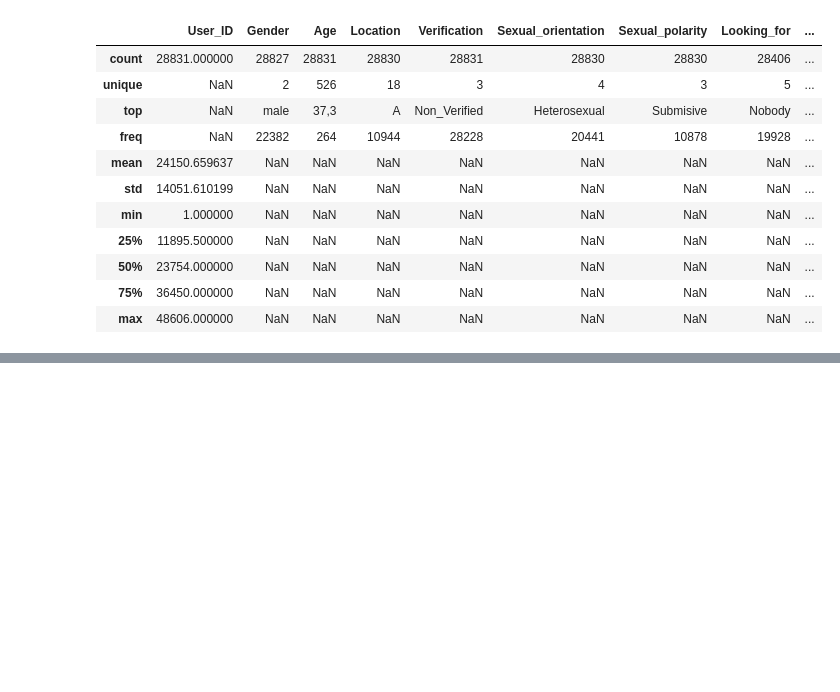
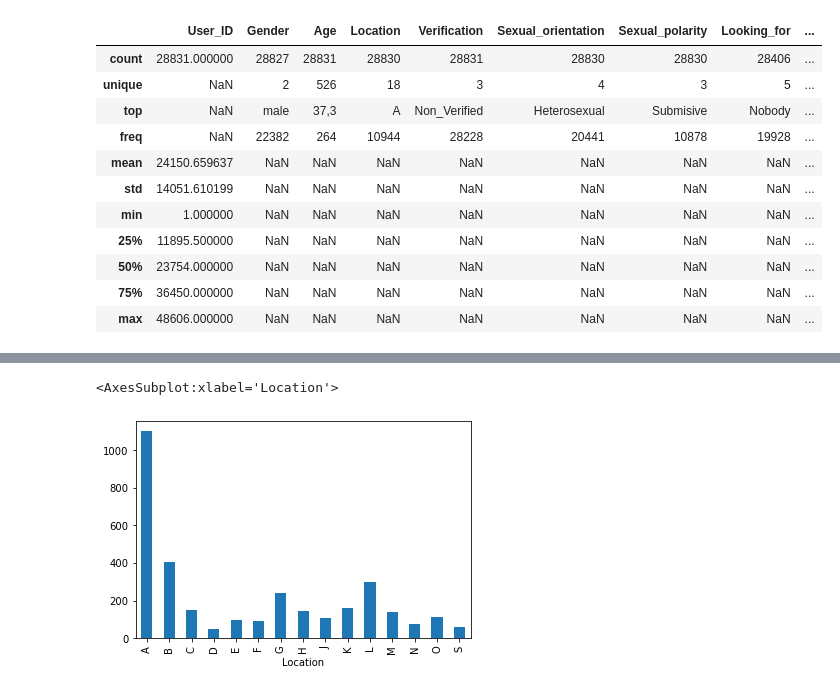
Before and after one commit to joycorrine/springboard, a Jupyter notebook: 2-Capstone/Notebooks/Cap2DataWrangling.ipynb, the cells around one changed output, grey strips where cells are left out. Cells and saved outputs as stored; diff of their text form; code cells hidden in the pictures; blank space fills up the shorter version.

```diff
--- a/2-Capstone/Notebooks/Cap2DataWrangling.ipynb
+++ b/2-Capstone/Notebooks/Cap2DataWrangling.ipynb
@@ -62,0 +132,10 @@ online_data.describe(include = 'all')
+# %%
+#Update location object to string
+online_data['Location'] = online_data['Location'].astype('str')
+# %%
+#Histogram plot of location to inspect location data, removed misisng values
+plot_df = online_data.dropna()
+plot_df.groupby('Location').size().plot(kind='bar')
+# %% [output]
+<AxesSubplot:xlabel='Location'>
+[figure, added]
```
Also changed, not shown: parts of 16 cells of this notebook.
